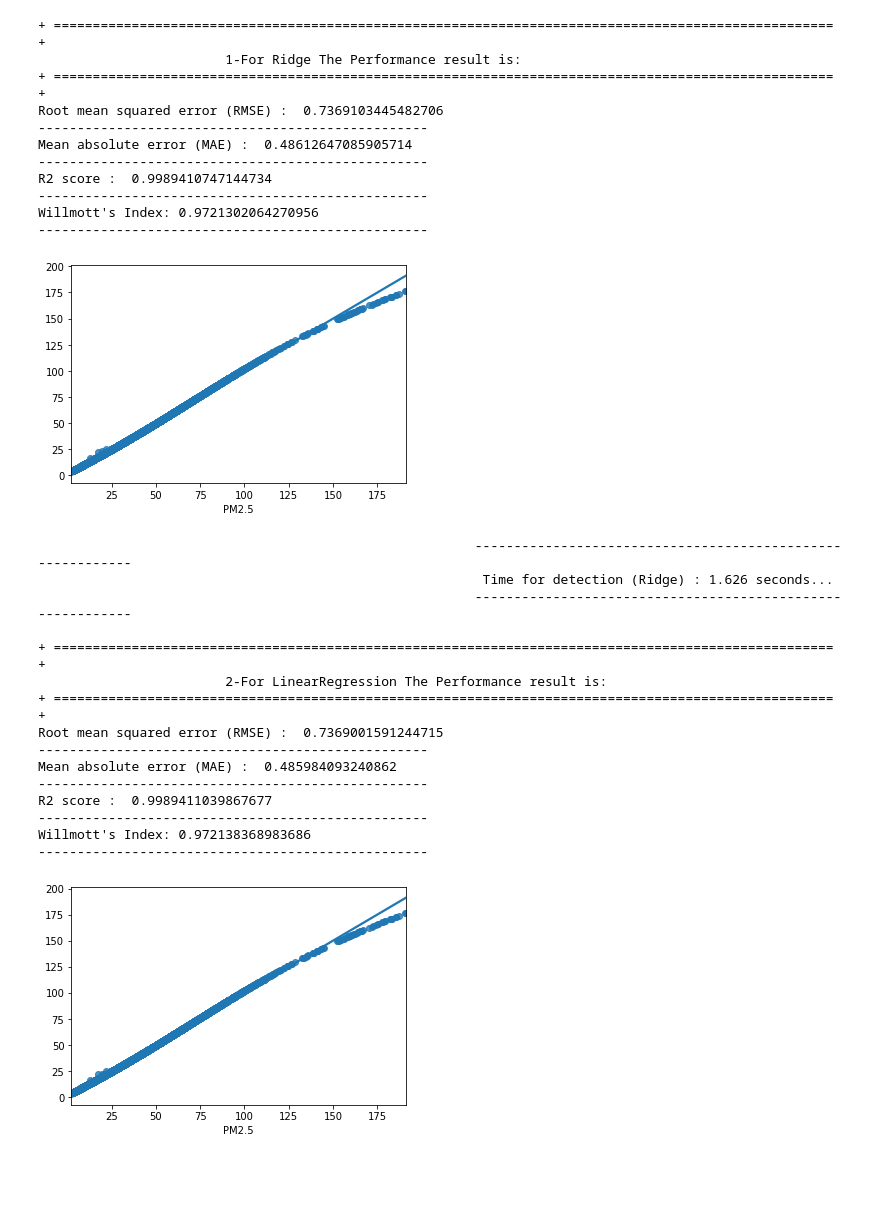
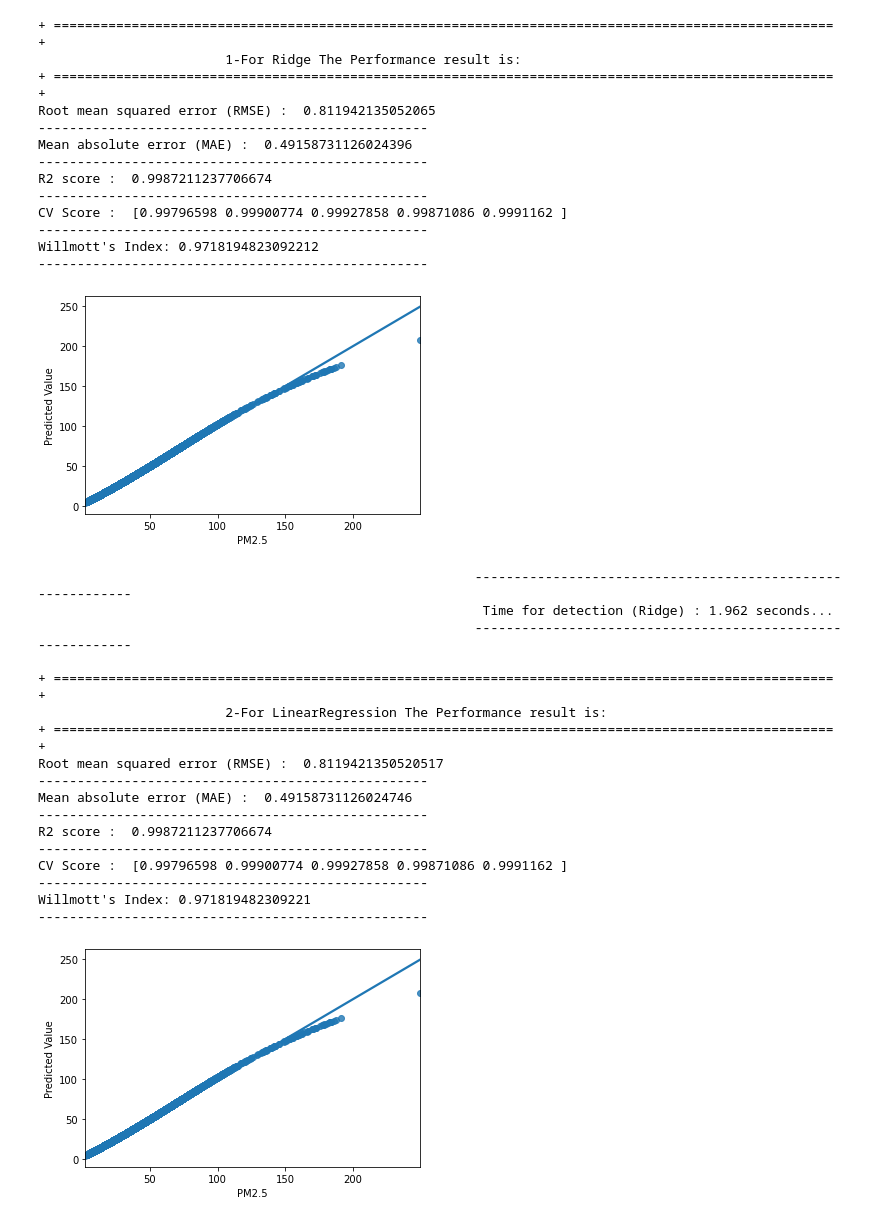
Before and after one commit to ImranNazir4/Data_Analysis_Projects, a Jupyter notebook: Indra_Coding_Tutorials/New folder/pm25.ipynb, the cells around one changed output. Cells and saved outputs as stored; diff of their text form; code cells hidden in the pictures; blank space fills up the shorter version.

```diff
--- a/Indra_Coding_Tutorials/New folder/pm25.ipynb
+++ b/Indra_Coding_Tutorials/New folder/pm25.ipynb
@@ -85,0 +127,10 @@ y_test.shape
+# %%
+for name,model in models:
+    regressor=model
+    regressor.fit(X, y)
+    # Calculate Permutation Importance
+    result = permutation_importance(regressor, X_test, y_test, scoring='neg_mean_squared_error',n_repeats=10)
+
+    # Access the importance scores
+    importance_scores = result.importances_mean
+    permutation_imp[model]=importance_scores
@@ -85,0 +149,9 @@ y_test.shape
+# %%
+X=df.Dust
+y=df['PM2.5']
+# %%
+X=X.values.reshape(X.shape[0],1)
+# %%
+X_train, X_test, y_train, y_test = train_test_split(X, y, test_size = 0.25)
+#X_train=X_train.values.reshape(X_train.shape[0],1)
+#X_test=X_test.values.reshape(X_test.shape[0],1)
@@ -103,8 +178,4 @@ models_names=['Ridge','LR','KNN Regressor','RF Regressor','DT Regressor','SGD Re
 # %%
-
-# Importing evaluation modules
-from sklearn.metrics import r2_score, mean_absolute_error, mean_squared_error
-
 # check the performance on diffrent regressor
 models = []
 models.append(('Ridge', Ridge()))
@@ -113,7 +184,7 @@ models.append(('KNeighborsRegressor', KNeighborsRegressor()))
 models.append(('Random Forest', RandomForestRegressor()))
 models.append(('Decision Tree', DecisionTreeRegressor()))
 models.append(('SGD Regressor', SGDRegressor()))
-models.append(('SV Regressor', SVR()))
+#models.append(('SV Regressor', SVR()))
 
 
 train_l = []
@@ -152,7 +223,7 @@ for name,model in models:
     # R2 score
     r2 = r2_score(y_test,predictions)
     r2_l.append(r2)
-    scores = cross_val_score(model, X, Y, cv=5, scoring='r2')
+    scores = cross_val_score(model, X, y, cv=5, scoring='r2')
     cv_scores.append(scores)
 
 
@@ -161,52 +232,59 @@ for name,model in models:
     print("+","="*100,"+")
     print('Root mean squared error (RMSE) : ', rmse)
     print("-"*50)
     print('Mean absolute error (MAE) : ', mae)
     print("-"*50)
     print('R2 score : ', r2)
     print("-"*50)
+    print('CV Score : ', scores)
+    print("-"*50)
     wi = willmott_index(y_test, predictions)
     print(f"Willmott's Index: {wi}")
     wi_l.append(wi)
     print("-"*50)
     wi = willmott_index(y_test, predictions)
 
 
     sns.regplot(x=y_test,y=predictions)
+    plt.ylabel("Predicted Value")
     plt.show()
 
 
     print("\t\t\t\t\t\t\t-----------------------------------------------------------")
     print(f"\t\t\t\t\t\t\t Time for detection ({name}) : {round((time.time() - start_time), 3)} seconds...")
     print("\t\t\t\t\t\t\t-----------------------------------------------------------")
     print()
 # %% [output]
 + ==================================================================================================== +
                         1-For Ridge The Performance result is:
 + ==================================================================================================== +
-Root mean squared error (RMSE) :  0.7369103445482706
+Root mean squared error (RMSE) :  0.811942135052065
 --------------------------------------------------
-Mean absolute error (MAE) :  0.48612647085905714
+Mean absolute error (MAE) :  0.49158731126024396
 --------------------------------------------------
-R2 score :  0.9989410747144734
+R2 score :  0.9987211237706674
 --------------------------------------------------
-Willmott's Index: 0.9721302064270956
+CV Score :  [0.99796598 0.99900774 0.99927858 0.99871086 0.9991162 ]
 --------------------------------------------------
+Willmott's Index: 0.9718194823092212
+--------------------------------------------------
-[figure, old version]
+[figure, new version]
                                                         -----------------------------------------------------------
-                                                         Time for detection (Ridge) : 1.626 seconds...
+                                                         Time for detection (Ridge) : 1.962 seconds...
                                                         -----------------------------------------------------------
 
 + ==================================================================================================== +
                         2-For LinearRegression The Performance result is:
 + ==================================================================================================== +
-Root mean squared error (RMSE) :  0.7369001591244715
+Root mean squared error (RMSE) :  0.8119421350520517
 --------------------------------------------------
-Mean absolute error (MAE) :  0.485984093240862
+Mean absolute error (MAE) :  0.49158731126024746
 --------------------------------------------------
-R2 score :  0.9989411039867677
+R2 score :  0.9987211237706674
 --------------------------------------------------
-Willmott's Index: 0.972138368983686
+CV Score :  [0.99796598 0.99900774 0.99927858 0.99871086 0.9991162 ]
 --------------------------------------------------
+Willmott's Index: 0.971819482309221
+--------------------------------------------------
-[figure, old version]
+[figure, new version]
                                                         -----------------------------------------------------------
```
Also changed, not shown: parts of 50 cells of this notebook, 2 other files.
